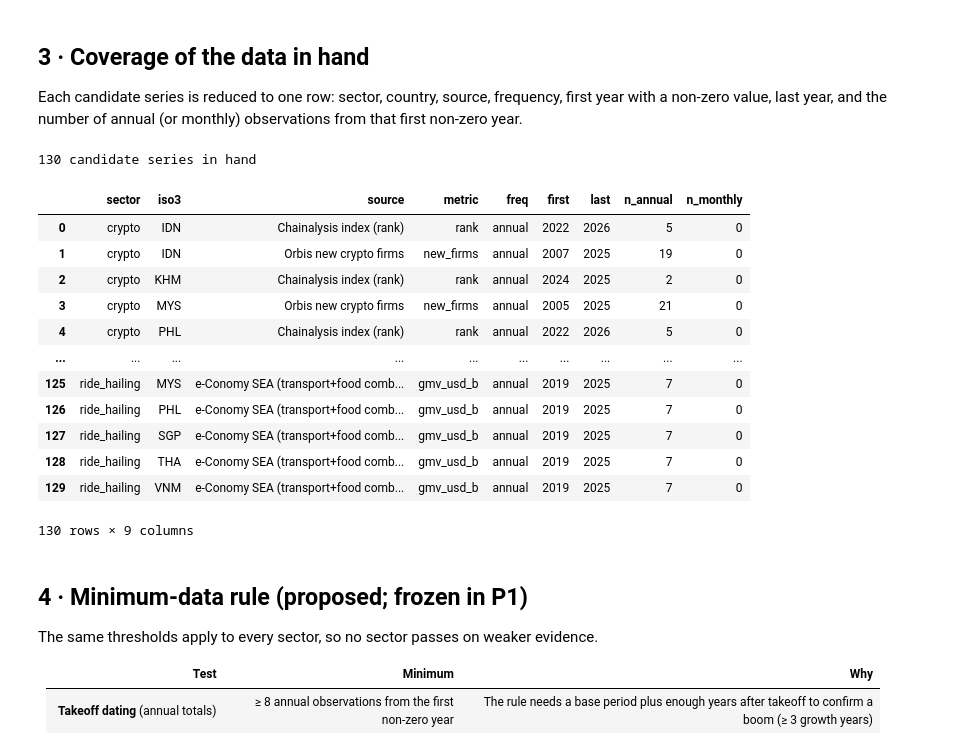
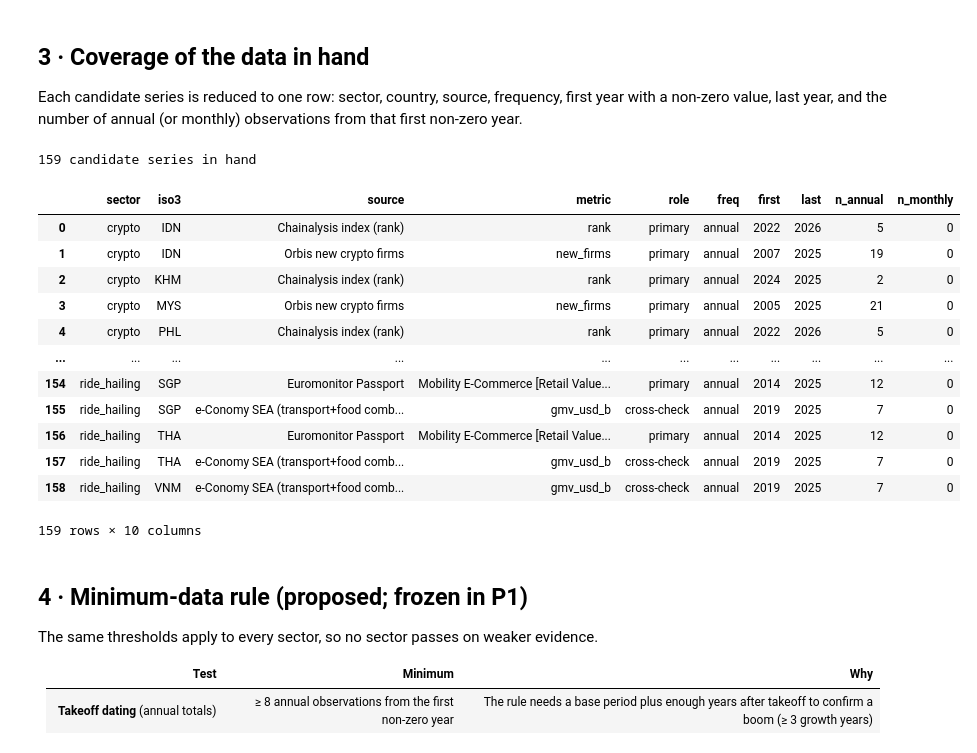
Before and after one commit to safwannxdd/sea-boom-series, a Jupyter notebook: q0_boom_catalogue/notebooks/00_literature_and_audit.ipynb, the cells around one changed output. Drawn from its saved outputs; the diff is of its cells as text; code cells hidden in the pictures.

```diff
--- a/q0_boom_catalogue/notebooks/00_literature_and_audit.ipynb
+++ b/q0_boom_catalogue/notebooks/00_literature_and_audit.ipynb
@@ -79,18 +79,18 @@ Each candidate series is reduced to one row: sector, country, source, frequency,
 last year, and the number of annual (or monthly) observations from that first non-zero year.
 # %%
 rows = []
-def add(sector, iso3, source, freq, s, metric):
+def add(sector, iso3, source, freq, s, metric, role="primary"):
     """s: pandas Series indexed by period (int year, or Timestamp for monthly), non-zero values only."""
     s = s.dropna()
     s = s[s > 0]
     if s.empty:
         return
     if freq == "monthly":
-        rows.append(dict(sector=sector, iso3=iso3, source=source, metric=metric, freq=freq,
+        rows.append(dict(sector=sector, iso3=iso3, source=source, metric=metric, role=role, freq=freq,
                          first=s.index.min().year, last=s.index.max().year, n_annual=s.index.year.nunique(),
                          n_monthly=len(s)))
     else:
-        rows.append(dict(sector=sector, iso3=iso3, source=source, metric=metric, freq=freq,
+        rows.append(dict(sector=sector, iso3=iso3, source=source, metric=metric, role=role, freq=freq,
                          first=int(s.index.min()), last=int(s.index.max()), n_annual=len(s), n_monthly=0))
 
 # --- IMF FAS: digital payments (mobile money) and digital banking (mobile/internet banking)
@@ -111,75 +111,89 @@ ec_map = {"ecommerce": ["ecommerce"], "transport_food": ["ride_hailing", "food_d
 for (iso3, sec), g in ec.groupby(["iso3", "sector"]):
     for sector in ec_map[sec]:
         add(sector, iso3, "e-Conomy SEA" + (" (transport+food combined)" if sec == "transport_food" else ""),
-            "annual", g.set_index("year").gmv_usd_b.sort_index(), "gmv_usd_b")
+            "annual", g.set_index("year").gmv_usd_b.sort_index(), "gmv_usd_b", "cross-check")
 
-# --- Euromonitor Passport (licensed): coverage only. Several exports; for a repeated country × category the newest
-# export wins. Years after 2025 are Euromonitor forecasts and are excluded.
-PASSPORT_SECTOR = {"Consumer Foodservice Online Ordering": "food_delivery",
-                   "Booking Online": "online_travel",                     # travel booked via online platforms
-                   "Booking Online - modelled": "online_travel",          # Euromonitor-modelled (KHM, LAO, MMR)
-                   "Video Games": "online_media",                         # check: may include physical games
-                   "E-Commerce in Proximity Location by Industry": "ecommerce"}  # check: may be a sub-segment
+# --- Euromonitor Passport (licensed): coverage only. Several exports; for a repeated series the newest export wins.
+# Years after 2025 are Euromonitor forecasts and are excluded.
+# Key = (category, data type): "Retail E-Commerce" appears twice, once from the Retail system (excl. sales tax, 2011+,
+# 9 countries) and once from the Digital Shopper system (incl. tax, 2014+, 4 countries).
+PASSPORT_SECTOR = {
+    ("Retail E-Commerce", "Retail Value RSP excl Sales Tax"): ("ecommerce", "primary"),
+    ("Retail E-Commerce", "Retail Value RSP"):                ("ecommerce", "cross-check"),
+    ("Mobility E-Commerce", "Retail Value RSP"):              ("ride_hailing", "primary"),     # check scope: mobility
+    ("Consumer Foodservice Online Ordering", "Foodservice Value RSP"): ("food_delivery", "primary"),
+    ("Foodservice E-Commerce", "Retail Value RSP"):           ("food_delivery", "cross-check"),
+    ("Booking Online", "Retail Value RSP"):                   ("online_travel", "primary"),    # travel booked online
+    ("Booking Online - modelled", "Retail Value RSP"):        ("online_travel", "primary"),    # modelled: KHM LAO MMR
+    ("Travel E-Commerce", "Retail Value RSP"):                ("online_travel", "cross-check"),
+    ("Video Games Software", "Retail Value RSP"):             ("online_media", "primary"),     # gaming
+    ("Streaming Services E-Commerce", "Retail Value RSP"):    ("online_media", "primary"),     # video and music
+    ("Bill Payments E-Commerce", "Retail Value RSP"):         ("digital_payments", "cross-check"),
+}
 iso_of = {v[0]: k for k, v in COUNTRIES.items()}
 pp_series = {}
 for f in sorted((LICENSED / "passport").glob("*.xls")):                   # file names sort by export date
     pp = pd.read_excel(f, header=None, engine="xlrd")
-    h = next(i for i in range(15) if str(pp.iloc[i, 0]).strip() == "Geography")
+    h = next(i for i in range(20) if str(pp.iloc[i, 0]).strip() == "Geography")
     hdr = pp.iloc[h].tolist()
     ycols = {i: int(float(v)) for i, v in enumerate(hdr) if str(v).replace(".0", "").isdigit()}
     for _, r in pp.iloc[h + 1:].iterrows():
-        if r[0] in iso_of and r[1] in PASSPORT_SECTOR:
+        key = (r[1], r[2])
+        if r[0] in iso_of and key in PASSPORT_SECTOR:
             s = pd.Series({y: pd.to_numeric(r[i], errors="coerce") for i, y in ycols.items() if y <= 2025})
-            pp_series[(PASSPORT_SECTOR[r[1]], iso_of[r[0]], r[1])] = s
-for (sector, iso3, cat), s in pp_series.items():
-    add(sector, iso3, "Euromonitor Passport" + (" (modelled)" if "modelled" in cat else ""), "annual", s, cat)
+            pp_series[(iso_of[r[0]], key)] = s
+for (iso3, key), s in pp_series.items():
+    sector, role = PASSPORT_SECTOR[key]
+    add(sector, iso3, "Euromonitor Passport" + (" (modelled)" if "modelled" in key[0] else ""), "annual", s,
+        f"{key[0]} [{key[1]}]", role)
 
 # --- Bank Indonesia SSKI Table 12: P2P lending (annual 2018–2020, monthly from Jan 2021)
 bi = pd.read_excel(RAW / "central_banks" / "IDN" / "bi_sski_tabel_12_p2p_lending.xls", header=None, engine="calamine")
 years = bi.iloc[4].ffill(); months = bi.iloc[5]
 loans = bi.iloc[31]                                                       # accumulated loans, total (Rp bn)
 mon = {}
 for j in range(3, bi.shape[1]):
     if isinstance(months[j], str) and isinstance(years[j], (int, float)) and not pd.isna(years[j]):
         mon[pd.Timestamp(f"{int(years[j])}-{months[j]}-01")] = pd.to_numeric(loans[j], errors="coerce")
 add("digital_lending", "IDN", "Bank Indonesia SSKI T12", "monthly", pd.Series(mon).sort_index(), "accumulated_p2p_loans")
 
 # --- Crypto: Chainalysis ranks (Project 2) and Orbis new crypto firms (licensed, coverage only)
 ch = pd.read_csv(MANUAL / "chainalysis_ranks.csv")
 for iso3, g in ch.groupby("iso3"):
     add("crypto", iso3, "Chainalysis index (rank)", "annual", g.groupby("edition").overall_rank.min(), "rank")
 orb = pd.read_parquet(LICENSED / "orbis_firm_formation_PRELIMINARY.parquet")
 for iso3, g in orb[orb.kind == "crypto"].groupby("iso3"):
     # firm formation counts can be zero in early years; coverage = years from first firm to 2025
     s = g.set_index("year").new_firms.sort_index()
     first = s[s > 0].index.min()
     add("crypto", iso3, "Orbis new crypto firms", "annual", s.loc[first:].replace(0, 1e-9), "new_firms")
 
 # --- Findex (survey waves): level cross-checks for several sectors
 fx = fetch.fetch_findex()
 fx_map = {"bought_online_with_phone_or_internet_pct": "ecommerce", "made_digital_payment_pct": "digital_payments",
           "received_loan_mobile_pct": "digital_lending", "paid_insurance_regularly_pct": "invest_insure"}
 for (ind, iso3), g in fx[fx.indicator.isin(fx_map)].groupby(["indicator", "iso3"]):
-    add(fx_map[ind], iso3, "World Bank Findex (survey)", "survey", g.set_index("year").value.sort_index(), ind)
+    add(fx_map[ind], iso3, "World Bank Findex (survey)", "survey", g.set_index("year").value.sort_index(), ind,
+        "cross-check")
 
 cov = pd.DataFrame(rows)
 print(f"{len(cov)} candidate series in hand")
 cov.sort_values(["sector", "iso3", "source"]).reset_index(drop=True)
 # %% [output]
-130 candidate series in hand
+159 candidate series in hand
-|  | sector | iso3 | source | metric | freq | first | last | n_annual | n_monthly |
-| 0 | crypto | IDN | Chainalysis index (rank) | rank | annual | 2022 | 2026 | 5 | 0 |
-| 1 | crypto | IDN | Orbis new crypto firms | new_firms | annual | 2007 | 2025 | 19 | 0 |
-| 2 | crypto | KHM | Chainalysis index (rank) | rank | annual | 2024 | 2025 | 2 | 0 |
-| 3 | crypto | MYS | Orbis new crypto firms | new_firms | annual | 2005 | 2025 | 21 | 0 |
-| 4 | crypto | PHL | Chainalysis index (rank) | rank | annual | 2022 | 2026 | 5 | 0 |
-| ... | ... | ... | ... | ... | ... | ... | ... | ... | ... |
-| 125 | ride_hailing | MYS | e-Conomy SEA (transport+food comb... | gmv_usd_b | annual | 2019 | 2025 | 7 | 0 |
-| 126 | ride_hailing | PHL | e-Conomy SEA (transport+food comb... | gmv_usd_b | annual | 2019 | 2025 | 7 | 0 |
-| 127 | ride_hailing | SGP | e-Conomy SEA (transport+food comb... | gmv_usd_b | annual | 2019 | 2025 | 7 | 0 |
-| 128 | ride_hailing | THA | e-Conomy SEA (transport+food comb... | gmv_usd_b | annual | 2019 | 2025 | 7 | 0 |
-| 129 | ride_hailing | VNM | e-Conomy SEA (transport+food comb... | gmv_usd_b | annual | 2019 | 2025 | 7 | 0 |
+|  | sector | iso3 | source | metric | role | freq | first | last | n_annual | n_monthly |
+| 0 | crypto | IDN | Chainalysis index (rank) | rank | primary | annual | 2022 | 2026 | 5 | 0 |
+| 1 | crypto | IDN | Orbis new crypto firms | new_firms | primary | annual | 2007 | 2025 | 19 | 0 |
+| 2 | crypto | KHM | Chainalysis index (rank) | rank | primary | annual | 2024 | 2025 | 2 | 0 |
+| 3 | crypto | MYS | Orbis new crypto firms | new_firms | primary | annual | 2005 | 2025 | 21 | 0 |
+| 4 | crypto | PHL | Chainalysis index (rank) | rank | primary | annual | 2022 | 2026 | 5 | 0 |
+| ... | ... | ... | ... | ... | ... | ... | ... | ... | ... | ... |
+| 154 | ride_hailing | SGP | Euromonitor Passport | Mobility E-Commerce [Retail Value... | primary | annual | 2014 | 2025 | 12 | 0 |
+| 155 | ride_hailing | SGP | e-Conomy SEA (transport+food comb... | gmv_usd_b | cross-check | annual | 2019 | 2025 | 7 | 0 |
+| 156 | ride_hailing | THA | Euromonitor Passport | Mobility E-Commerce [Retail Value... | primary | annual | 2014 | 2025 | 12 | 0 |
+| 157 | ride_hailing | THA | e-Conomy SEA (transport+food comb... | gmv_usd_b | cross-check | annual | 2019 | 2025 | 7 | 0 |
+| 158 | ride_hailing | VNM | e-Conomy SEA (transport+food comb... | gmv_usd_b | cross-check | annual | 2019 | 2025 | 7 | 0 |
-130 rows × 9 columns
+159 rows × 10 columns
 # %% [markdown]
 ## 4 · Minimum-data rule (proposed; frozen in P1)
 
```
Also changed, not shown: parts of 5 cells of this notebook, 5 other files.
